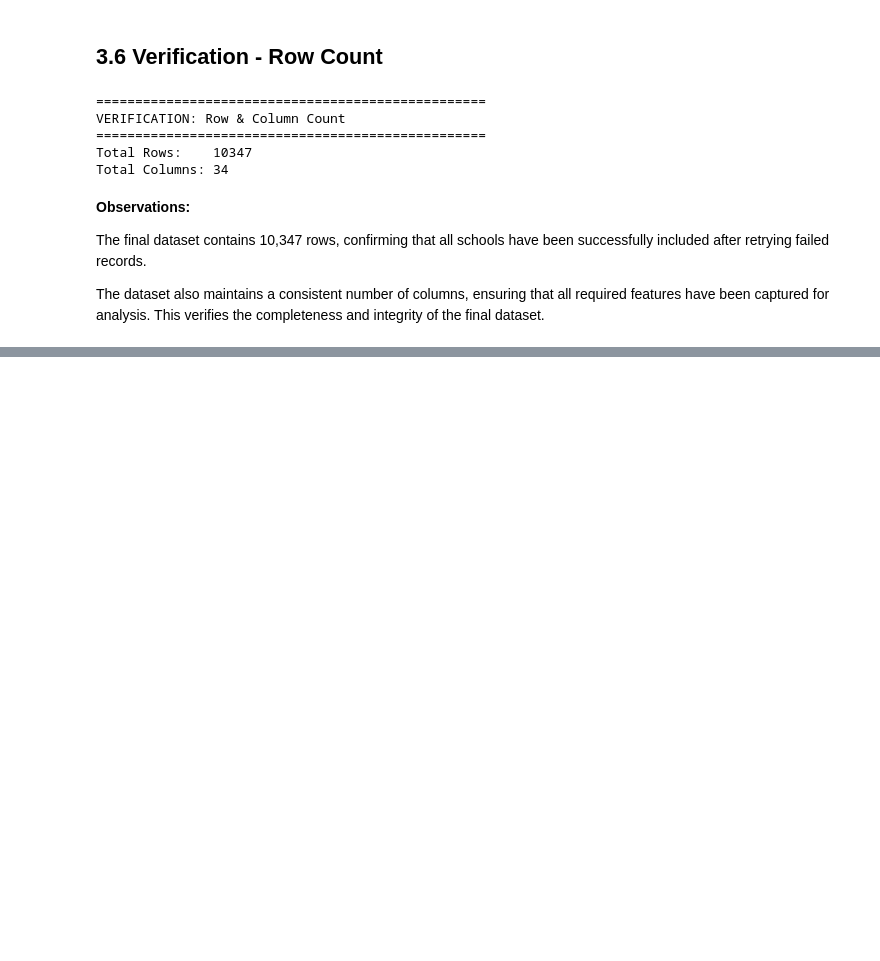
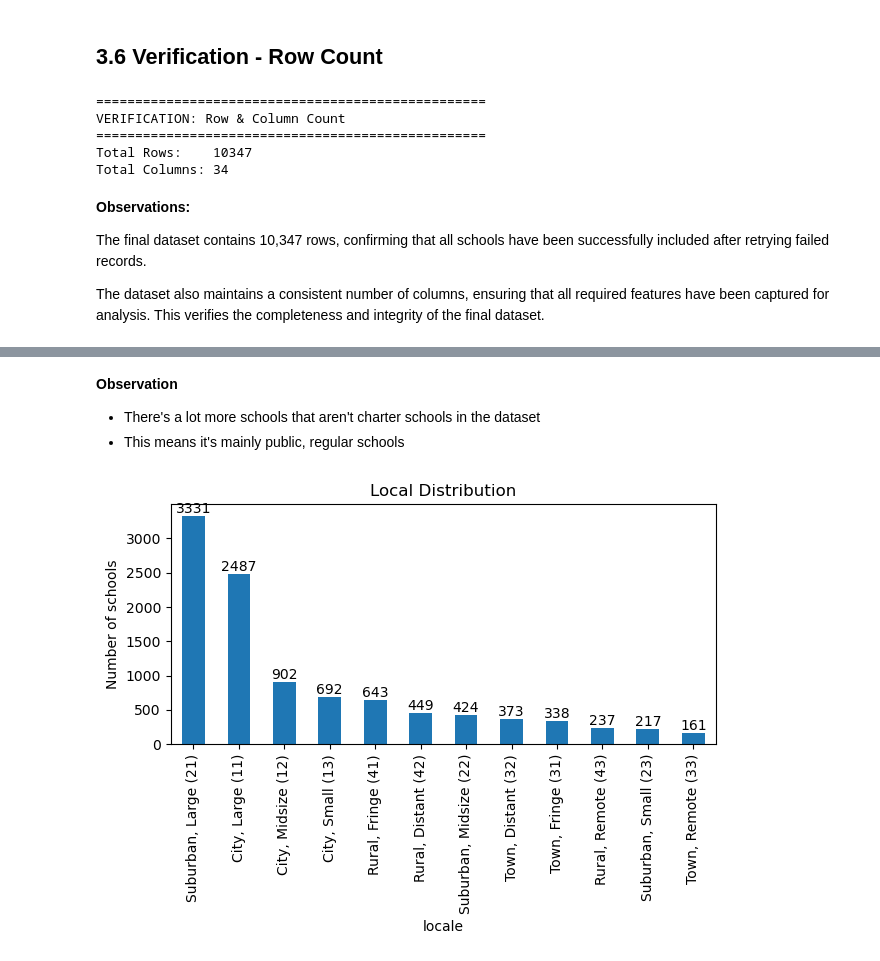
Before and after one commit to rodney-hong/eds-6340-project, a Jupyter notebook: Team 4_Midterm Project.ipynb, the cells around one changed output, grey strips where cells are left out. Cells and saved outputs as stored; diff of their text form; code cells hidden in the pictures; blank space fills up the shorter version.

```diff
--- a/Team 4_Midterm Project.ipynb
+++ b/Team 4_Midterm Project.ipynb
@@ -962,0 +1306,14 @@ The dataset also maintains a consistent number of columns, ensuring that all req
+# %% [markdown]
+**Observation**
+- There's a lot more schools that aren't charter schools in the dataset
+- This means it's mainly public, regular schools
+# %%
+ax = df['locale'].value_counts(dropna=False).plot(kind='bar')
+plt.title('Local Distribution')
+plt.ylabel('Number of schools')
+for p in ax.patches:
+    ax.annotate(str(p.get_height()), (p.get_x() + p.get_width()/2., p.get_height()), ha='center', va='center', xytext=(0, 5), textcoords='offset points')
+plt.tight_layout()
+plt.show()
+# %% [output]
+[figure, added]
```
Also changed, not shown: parts of 107 cells of this notebook.
